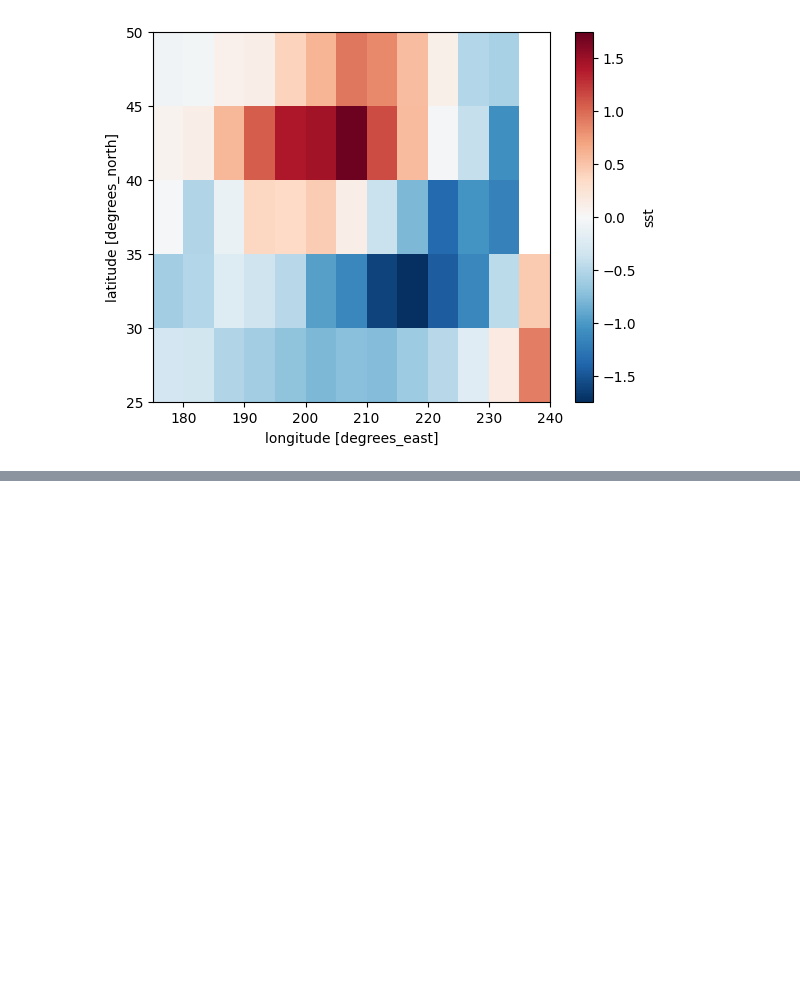
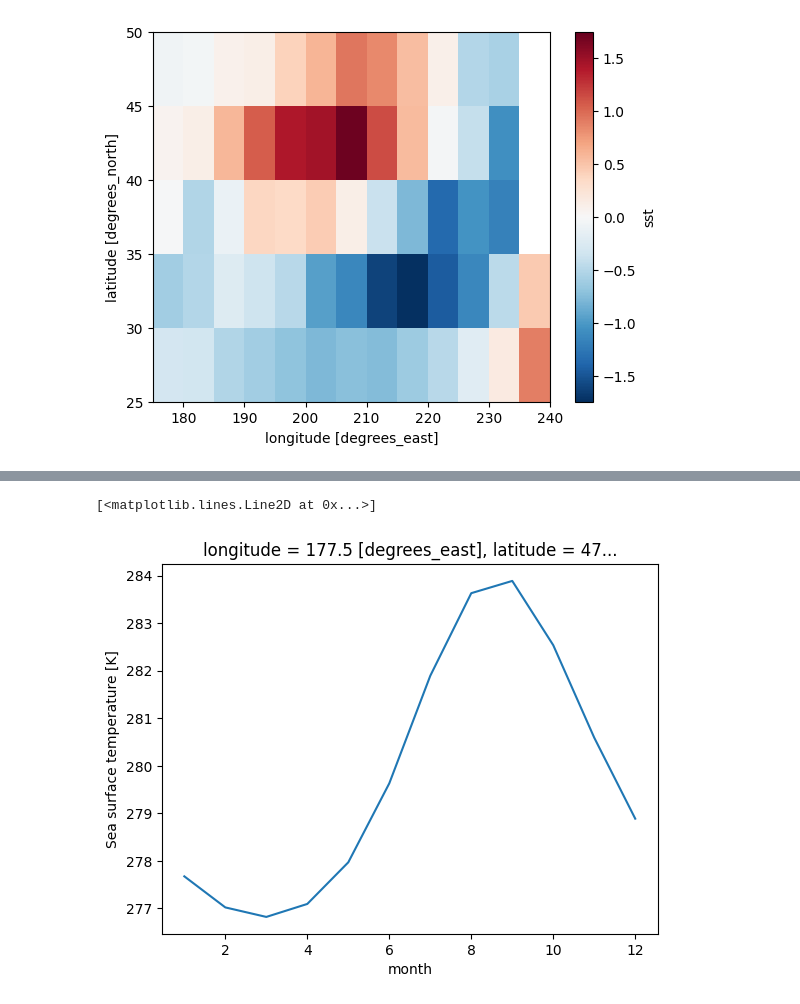
Before and after one commit to AI4S2S/s2spy, a Jupyter notebook: docs/notebooks/tutorial_preprocessing.ipynb, the cells around one changed output, grey strips where cells are left out. Saved outputs shown, nothing was run; the diff lists cells and outputs as text; code cells hidden in the pictures; blank space fills up the shorter version.

Commit message:
add support for weekly data and update notebook

```diff
--- a/docs/notebooks/tutorial_preprocessing.ipynb
+++ b/docs/notebooks/tutorial_preprocessing.ipynb
@@ -82,0 +85,4 @@ preprocessed_data.sst.sel(time=slice("1980-08-01", "1980-08-31")).mean(dim="time
+# %%
+# create monthly data
+data_monthly = data.resample(time='M').mean()
+data_monthly
@@ -82,0 +103,14 @@ preprocessed_data.sst.sel(time=slice("1980-08-01", "1980-08-31")).mean(dim="time
+# %%
+preprocessor = preprocess.Preprocessor(
+    rolling_window_size=3,
+    timescale="monthly",
+    detrend="linear",
+    subtract_climatology=True,
+)
+# %%
+preprocessor.fit(data_monthly)
+# %%
+preprocessor.climatology["sst"].isel(latitude=0, longitude=0).plot()
+# %% [output]
+[<matplotlib.lines.Line2D at 0x...>]
+[figure, added]
```
Also changed, not shown: parts of 6 cells of this notebook, 2 other files.
